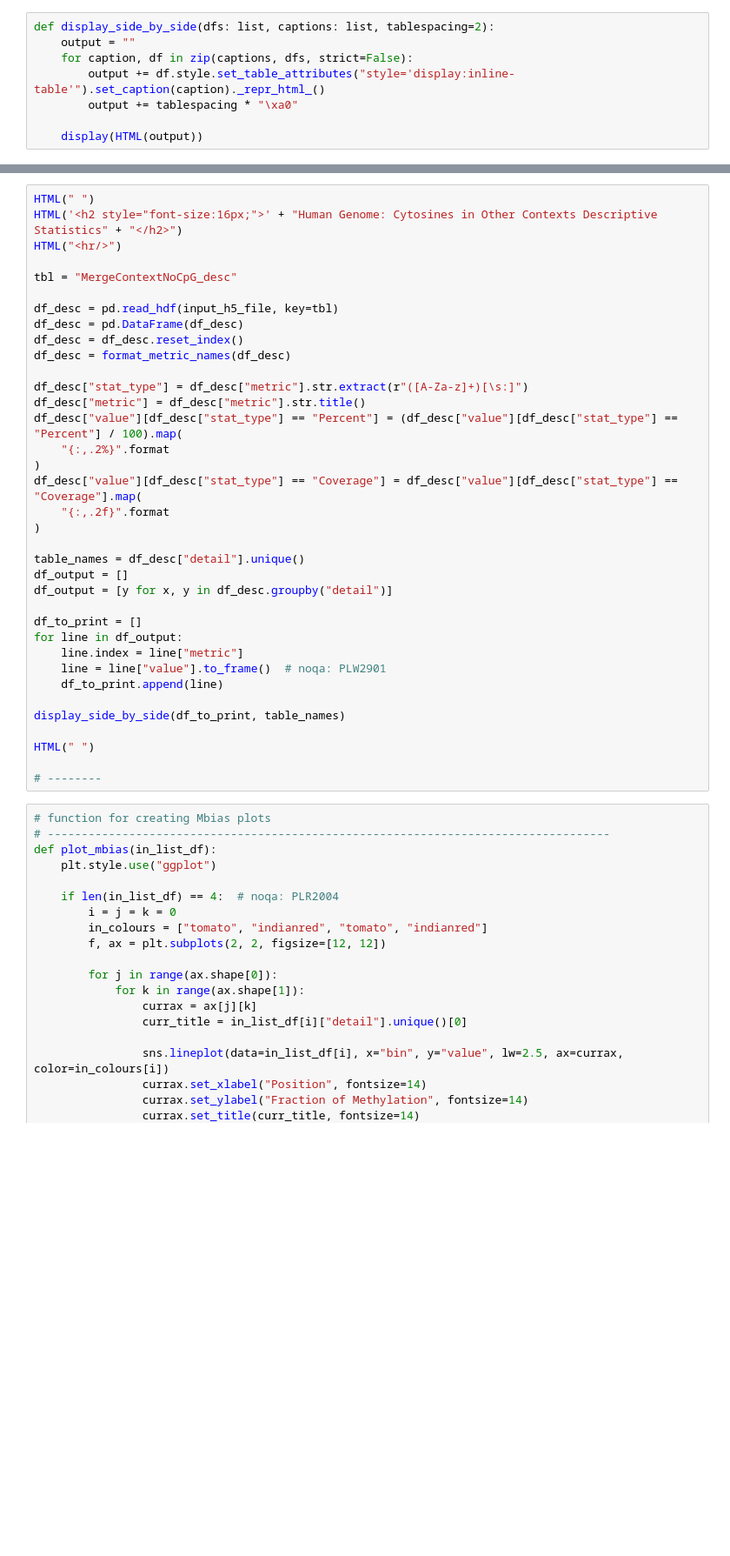
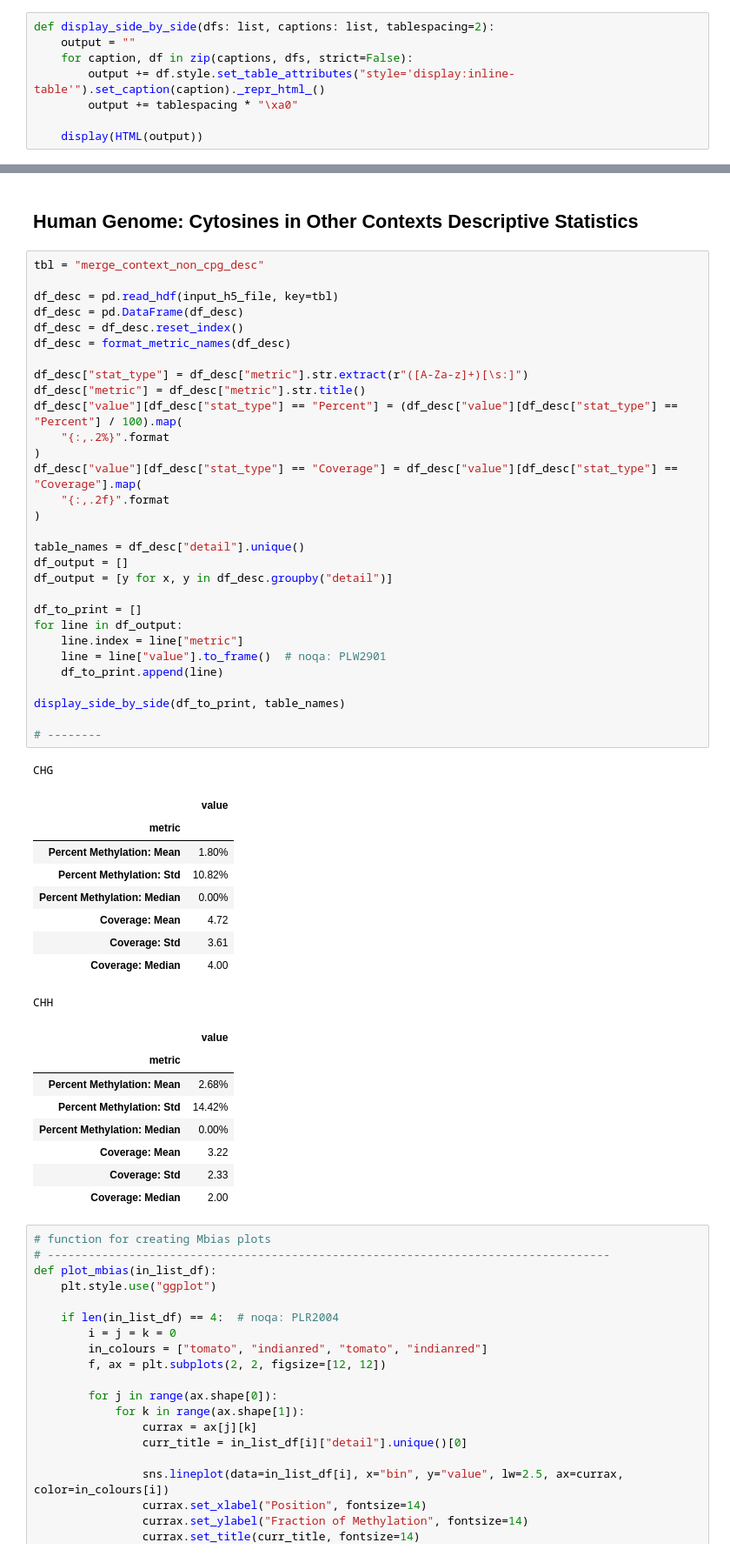
Before and after one commit to Ultimagen/ugbio-utils, a Jupyter notebook: src/methylation/ugbio_methylation/reports/methyldackel_qc_report.ipynb, the cells around one changed output, grey strips where cells are left out. Shown at 87% size. Drawn from its saved outputs; the diff is of its cells as text; blank space fills up the shorter version.

```diff
--- a/src/methylation/ugbio_methylation/reports/methyldackel_qc_report.ipynb
+++ b/src/methylation/ugbio_methylation/reports/methyldackel_qc_report.ipynb
@@ -119,39 +135,54 @@ display(df_desc.set_index("metric"))
+# %% [markdown]
+## Human Genome: Cytosines in Other Contexts Descriptive Statistics
 # %%
-HTML(" ")
-HTML('<h2 style="font-size:16px;">' + "Human Genome: Cytosines in Other Contexts Descriptive Statistics" + "</h2>")
-HTML("<hr/>")
-
-tbl = "MergeContextNoCpG_desc"
+tbl = "merge_context_non_cpg_desc"
 
 df_desc = pd.read_hdf(input_h5_file, key=tbl)
 df_desc = pd.DataFrame(df_desc)
 df_desc = df_desc.reset_index()
 df_desc = format_metric_names(df_desc)
 
 df_desc["stat_type"] = df_desc["metric"].str.extract(r"([A-Za-z]+)[\s:]")
 df_desc["metric"] = df_desc["metric"].str.title()
 df_desc["value"][df_desc["stat_type"] == "Percent"] = (df_desc["value"][df_desc["stat_type"] == "Percent"] / 100).map(
     "{:,.2%}".format
 )
 df_desc["value"][df_desc["stat_type"] == "Coverage"] = df_desc["value"][df_desc["stat_type"] == "Coverage"].map(
     "{:,.2f}".format
 )
 
 table_names = df_desc["detail"].unique()
 df_output = []
 df_output = [y for x, y in df_desc.groupby("detail")]
 
 df_to_print = []
 for line in df_output:
     line.index = line["metric"]
     line = line["value"].to_frame()  # noqa: PLW2901
     df_to_print.append(line)
 
 display_side_by_side(df_to_print, table_names)
 
-HTML(" ")
-
 # --------
+# %% [output]
+CHG
+|  | value |
+| metric |  |
+| Percent Methylation: Mean | 1.80% |
+| Percent Methylation: Std | 10.82% |
+| Percent Methylation: Median | 0.00% |
+| Coverage: Mean | 4.72 |
+| Coverage: Std | 3.61 |
+| Coverage: Median | 4.00 |
+CHH
+|  | value |
+| metric |  |
+| Percent Methylation: Mean | 2.68% |
+| Percent Methylation: Std | 14.42% |
+| Percent Methylation: Median | 0.00% |
+| Coverage: Mean | 3.22 |
+| Coverage: Std | 2.33 |
+| Coverage: Median | 2.00 |
 # %%
 # function for creating Mbias plots
 # -----------------------------------------------------------------------------------
```
Also changed, not shown: parts of 25 cells of this notebook, 9 other files.
